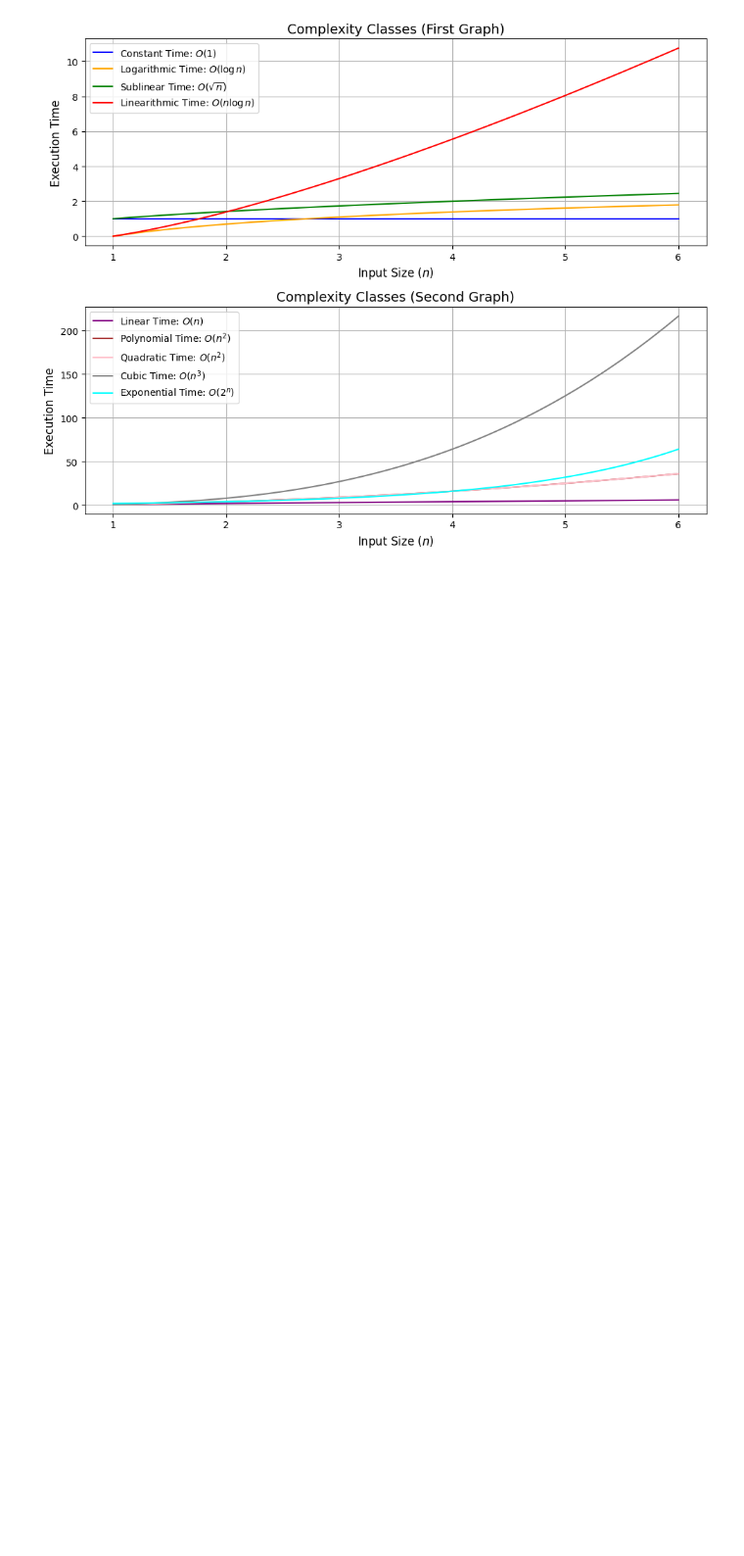
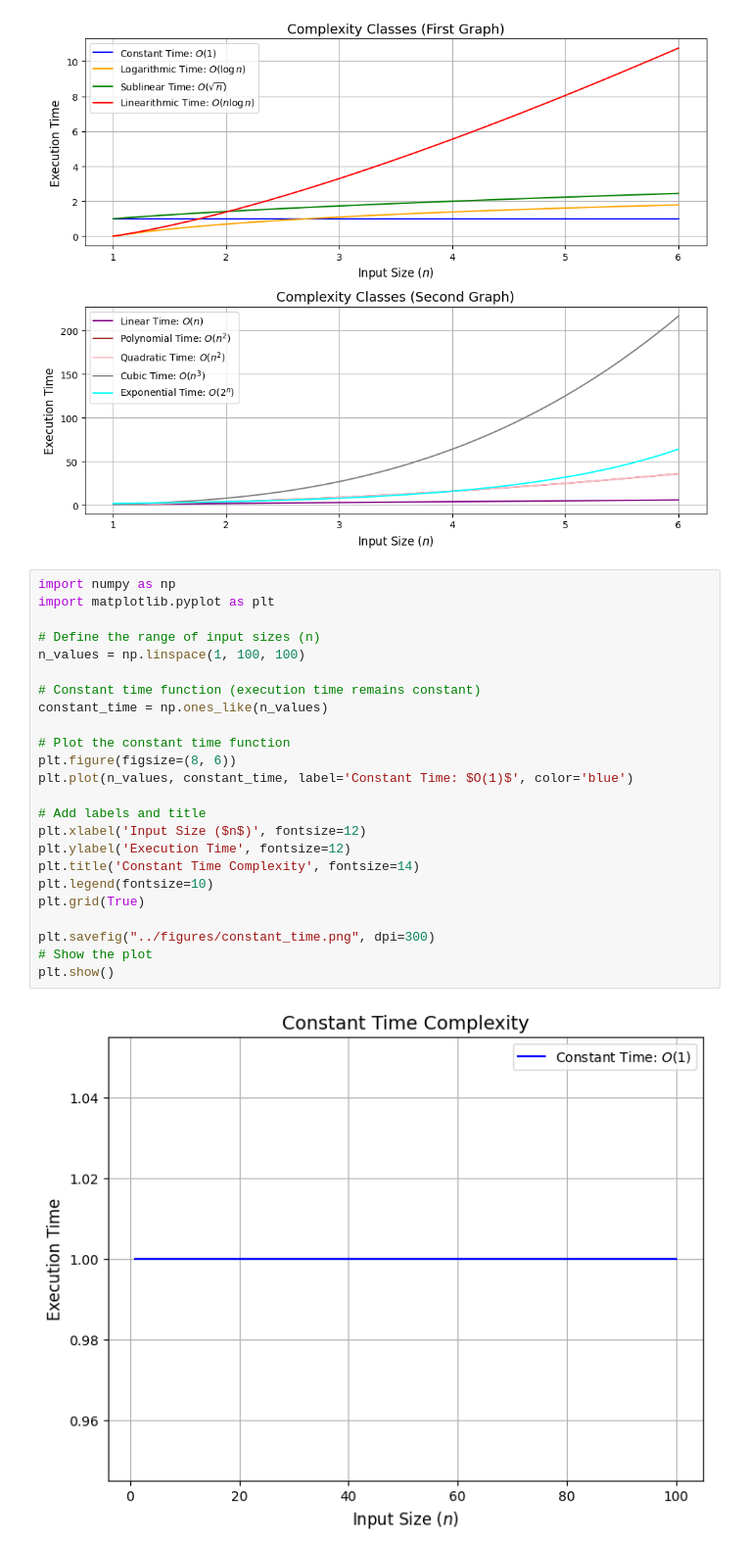
Before and after one commit to minoad/articles, a Jupyter notebook: scripts/python_plots.ipynb, the cells around one changed output. Shown at 98% size. Drawn from its saved outputs; the diff is of its cells as text; blank space fills up the shorter version.

Commit message:
ansi to pyplot

```diff
--- a/scripts/python_plots.ipynb
+++ b/scripts/python_plots.ipynb
@@ -59,3 +59,29 @@ plt.tight_layout()
 plt.show()
 # %% [output]
 [figure]
+# %%
+import numpy as np
+import matplotlib.pyplot as plt
+
+# Define the range of input sizes (n)
+n_values = np.linspace(1, 100, 100)
+
+# Constant time function (execution time remains constant)
+constant_time = np.ones_like(n_values)
+
+# Plot the constant time function
+plt.figure(figsize=(8, 6))
+plt.plot(n_values, constant_time, label='Constant Time: $O(1)$', color='blue')
+
+# Add labels and title
+plt.xlabel('Input Size ($n$)', fontsize=12)
+plt.ylabel('Execution Time', fontsize=12)
+plt.title('Constant Time Complexity', fontsize=14)
+plt.legend(fontsize=10)
+plt.grid(True)
+
+plt.savefig("../figures/constant_time.png", dpi=300)
+# Show the plot
+plt.show()
+# %% [output]
+[figure, added]
```
Also changed, not shown: 2 other files.
